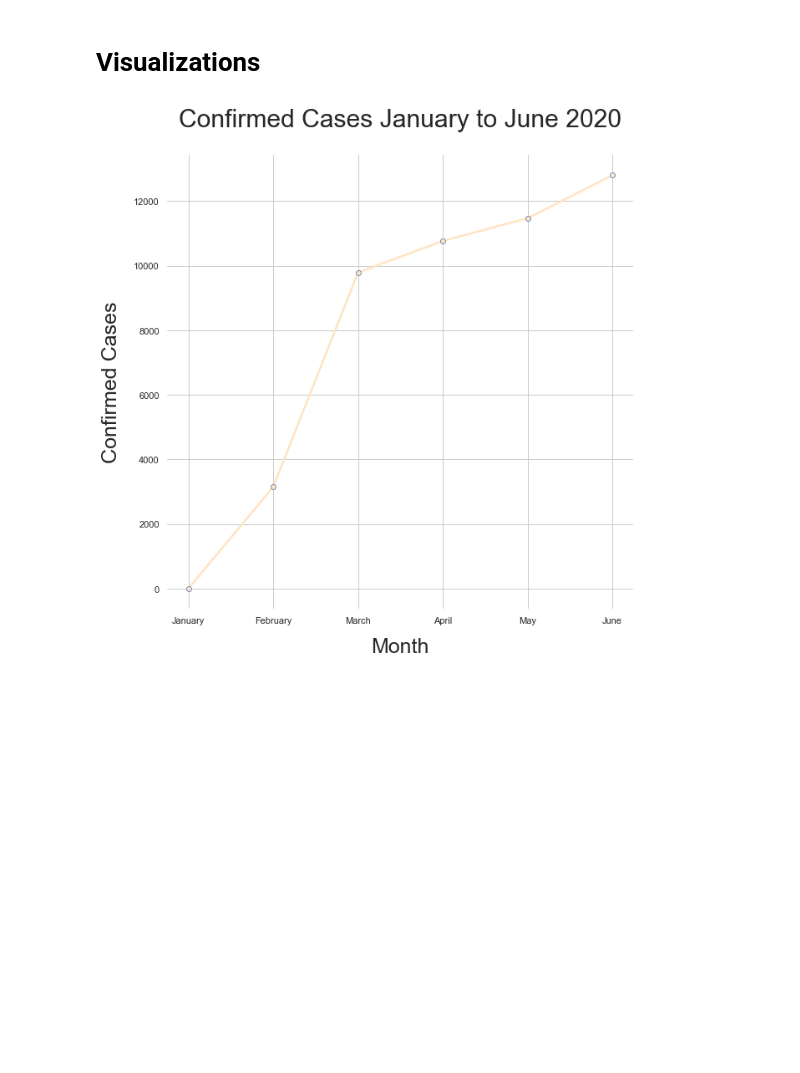
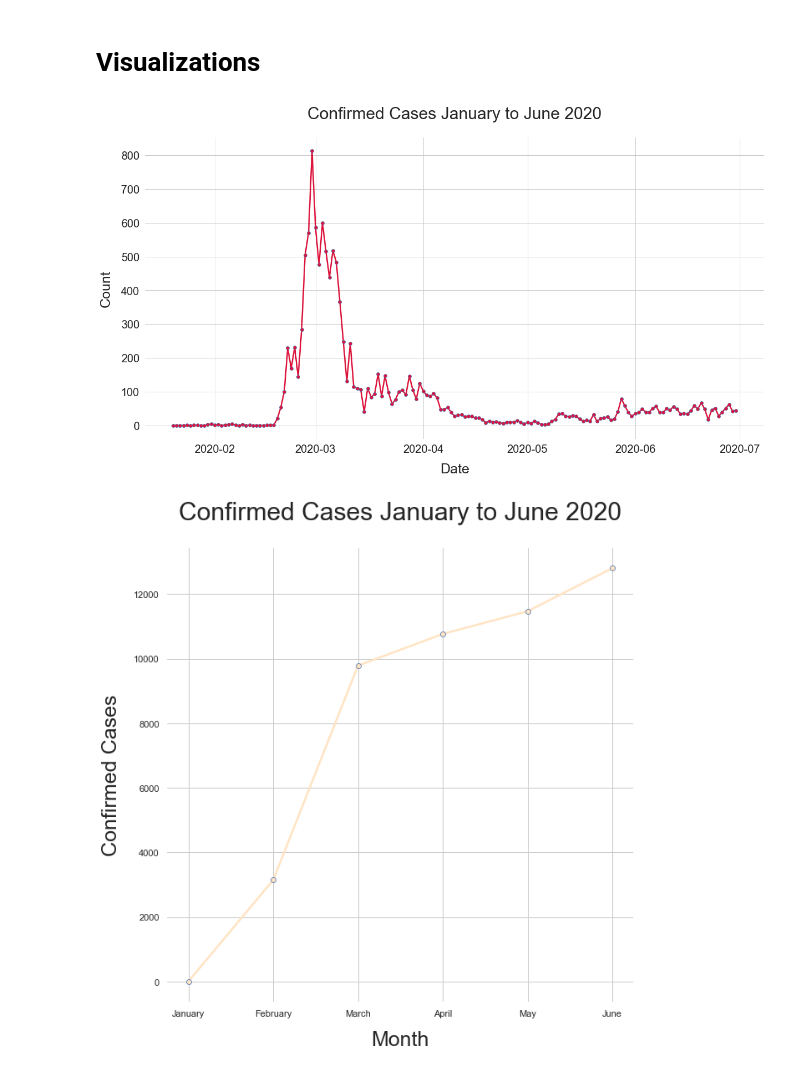
Before and after one commit to KevinNourian/COVID19, a Jupyter notebook: 07TestCOVID19.ipynb, the cells around one changed output. Cells and saved outputs as stored; diff of their text form; code cells hidden in the pictures; blank space fills up the shorter version.

```diff
--- a/07TestCOVID19.ipynb
+++ b/07TestCOVID19.ipynb
@@ -74,7 +74,7 @@ test.head()
 | 2020-01-23 | 1 |
 | 2020-01-24 | 2 |
 # %%
-test = test.asfreq(freq='M')
-test = test.reset_index()
-test['Month'] = test['Date'].dt.strftime('%B')
-test
+# test = test.asfreq(freq='W')
+# test = test.reset_index()
+# # test['Month'] = test['Date'].dt.strftime('%B')
+# test
@@ -88,0 +81,3 @@ test
+# %%
+test['Count'] = test['Confirmed'].diff().fillna(0)
+test
@@ -88,0 +99,3 @@ test
+# %%
+test.drop('Confirmed', inplace = True, axis = 1)
+test
@@ -89,5 +117,35 @@ test
 # %% [markdown]
 # Visualizations
+# %%
+plt.figure(figsize=(20, 10))
+sns.set(style="whitegrid")
+
+sns.lineplot(
+    x="Date",
+    y="Count",
+    data=test,
+    marker="o",
+    markeredgecolor="b",
+    color="crimson",
+    linewidth=2.5,
+    markers=True,
+)
+
+plt.xlabel("Date", fontsize=25, labelpad=15)
+plt.ylabel("Count", fontsize=25, labelpad=15)
+plt.xticks(fontsize=20)
+plt.yticks(fontsize=20)
+
+plt.title("Confirmed Cases January to June 2020", fontsize=30, y=1.05)
+
+# for x, y in zip(test["Date"], test["Count"]):
+#     plt.text(x=x, y=y - 350, s="{:.0f}".format(y), color="black")
+
+sns.despine(left=True, bottom=True)
+
+plt.show()
+# %% [output]
+[figure, added]
 # %%
 plt.figure(figsize=(10, 10))
 sns.set(style="whitegrid")
```
Also changed, not shown: parts of 3 cells of this notebook, 5 other files.
